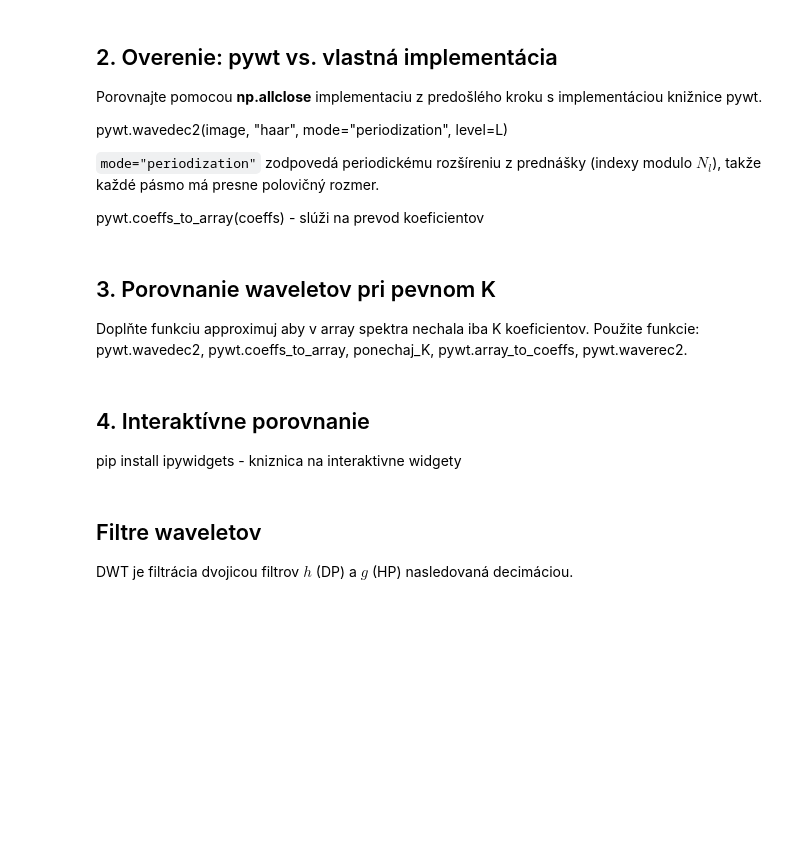
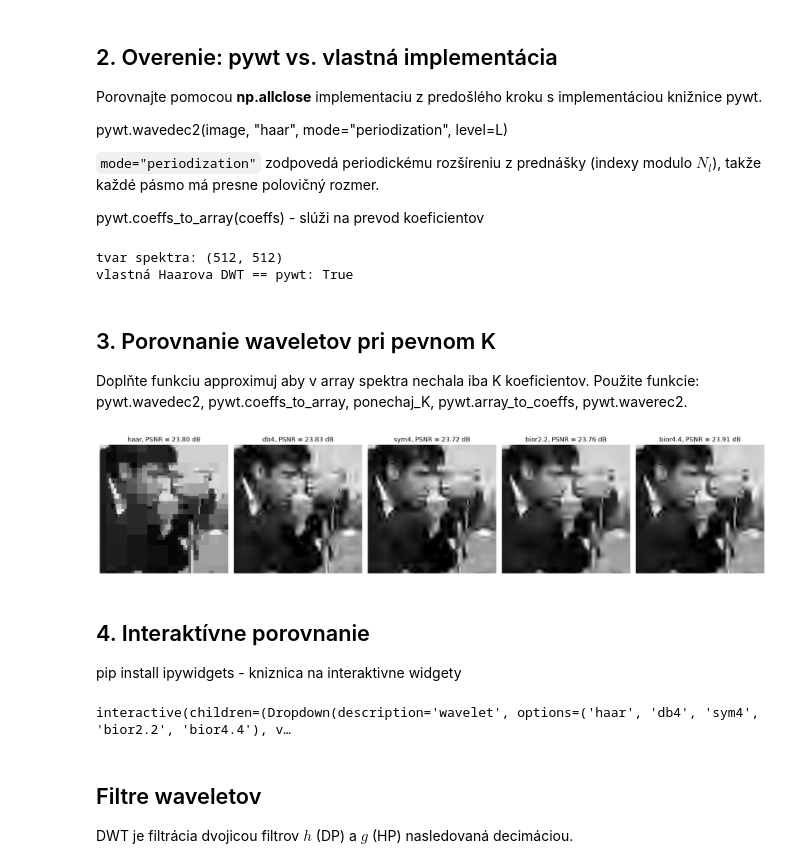
Before and after one commit to CodyM4V3R1CK/CSO, a Jupyter notebook: cso_cvicenie_6/cso_cvicenie_6_A.ipynb, the cells around one changed output. Cells and saved outputs as stored; diff of their text form; code cells hidden in the pictures; blank space fills up the shorter version.

```diff
--- a/cso_cvicenie_6/cso_cvicenie_6_A.ipynb
+++ b/cso_cvicenie_6/cso_cvicenie_6_A.ipynb
@@ -66,8 +81,14 @@ pywt.wavedec2(image, "haar", mode="periodization", level=L)
 pywt.coeffs_to_array(coeffs) - slúži na prevod koeficientov
 # %%
 L = 3
-coeffs = ...
-arr, slices = ...    # zoznam pásiem -> jedna matica
+coeffs = pywt.wavedec2(image, "haar", mode="periodization", level=L)
+arr, slices = pywt.coeffs_to_array(coeffs)    # zoznam pásiem -> jedna matica
+
+print("tvar spektra:", arr.shape)
+print("vlastná Haarova DWT == pywt:", np.allclose(haar_2d(image, L), arr))
+# %% [output]
+tvar spektra: (512, 512)
+vlastná Haarova DWT == pywt: True
 # %% [markdown]
 ## 3. Porovnanie waveletov pri pevnom K
 
@@ -75,19 +96,25 @@ Doplňte funkciu approximuj aby v array spektra nechala iba K koeficientov.
 Použite funkcie: pywt.wavedec2, pywt.coeffs_to_array, ponechaj_K, pywt.array_to_coeffs, pywt.waverec2.
 # %%
 def aproximuj(img, wavelet, L, K):
-    pass
+    coeffs = pywt.wavedec2(img, wavelet, mode="periodization", level=L)
+    arr, slices = pywt.coeffs_to_array(coeffs)
+    arr = ponechaj_K(arr, K)                                   # ponechaj len K najväčších
+    coeffs = pywt.array_to_coeffs(arr, slices, output_format="wavedec2")
+    return pywt.waverec2(coeffs, wavelet, mode="periodization")
 
 L, K = 5, 1000
 vyrez = (slice(100, 300), slice(150, 350))     # detail tváre a kamery
 
 fig, ax = plt.subplots(1, len(WAVELETY), figsize=(18, 4))
 for a, nazov in zip(ax, WAVELETY):
     rec = aproximuj(image, nazov, L, K)
     a.imshow(rec[vyrez], cmap="gray", vmin=0, vmax=1)
     a.set_title(f"{nazov}, PSNR = {psnr(image, np.clip(rec, 0, 1), data_range=1):.2f} dB")
     a.axis("off")
 plt.tight_layout()
 plt.show()
+# %% [output]
+[figure, added]
 # %% [markdown]
 ## 4. Interaktívne porovnanie
 
@@ -112,6 +139,8 @@ widgets.interact(
     K=widgets.FloatLogSlider(value=1000, base=10, min=2, max=np.log10(image.size),
                              continuous_update=False),
 );
+# %% [output]
+interactive(children=(Dropdown(description='wavelet', options=('haar', 'db4', 'sym4', 'bior2.2', 'bior4.4'), v…
 # %% [markdown]
 ## Filtre waveletov
 
```
Also changed, not shown: parts of 3 cells of this notebook, 3 other files.
